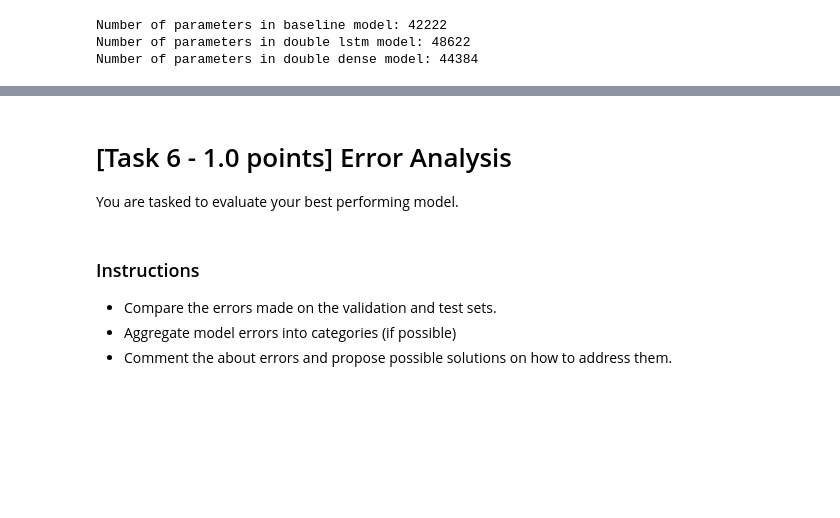
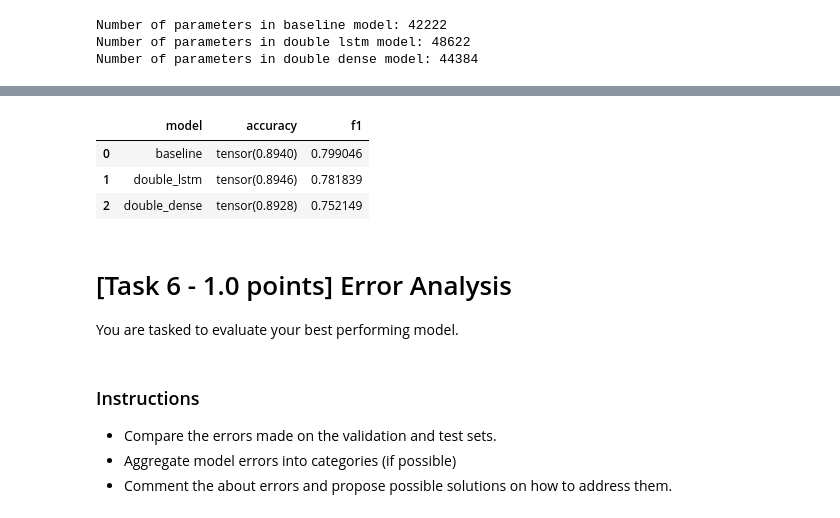
Before and after one commit to AndreaZecca/NLP-assignments, a Jupyter notebook: Assignment-1/Assignment1.ipynb, the cells around one changed output, grey strips where cells are left out. Drawn from its saved outputs; the diff is of its cells as text; code cells hidden in the pictures; blank space fills up the shorter version.

```diff
--- a/Assignment-1/Assignment1.ipynb
+++ b/Assignment-1/Assignment1.ipynb
@@ -682,3 +667,9 @@ double_dense_model.apply(initialize_weights);
+# %%
+loss_double_dense = CrossEntropyLoss()
+double_dense_model = Model2(LSTM_DIMENSION, DENSE_DIMENSION)
+optimizer_double_dense = Adam(double_dense_model.parameters(), lr=INITIAL_LEARNING_RATE)
+scheduler_double_dense = torch.optim.lr_scheduler.ReduceLROnPlateau(optimizer_double_dense, mode='min', factor=0.1, patience=2, verbose=True)
+double_dense_model.apply(initialize_weights);
 # %%
 print(f'Number of parameters in baseline model: {number_parameters(baseline_model)}')
 print(f'Number of parameters in double lstm model: {number_parameters(double_lstm_model)}')
@@ -713,6 +703,5 @@ Train epoch [70/70] loss: 5.28 time: 3.59s
 # %%
-epochs = 70
-
-train(double_lstm_model, epochs, loss_function, tr_dl, optimizer_double_lstm, scheduler_double_lstm, name='double_lstm')
-best_model_double_lstm = load_best_model(double_lstm_model, name='double_lstm')
+EPOCHS_DOUBLE_LSTM = 70
+train(double_lstm_model, EPOCHS_DOUBLE_LSTM, loss_double_lstm, tr_dl, optimizer_double_lstm, scheduler_double_lstm, 'double_lstm')
+best_double_lstm_model = load_best_model(double_lstm_model, 'double_lstm')
 # %% [output]
@@ -736,6 +725,5 @@ Train epoch [70/70] loss: 2.07 time: 6.87s
 # %%
-epochs = 70
-
-train(double_dense_model, epochs, loss_function, tr_dl, optimizer_double_dense, scheduler_double_dense, name='double_dense')
-best_model_double_dense = load_best_model(double_dense_model, name='double_dense')
+EPOCHS_DOUBLE_DENSE = 70
+train(double_dense_model, EPOCHS_DOUBLE_DENSE, loss_double_dense, tr_dl, optimizer_double_dense, scheduler_double_dense, 'double_dense')
+best_double_dense_model = load_best_model(double_dense_model, 'double_dense')
 # %% [output]
@@ -771,3 +747,20 @@ Eval: loss: 70.35 accuracy: 0.88 f1: 0.77
+# %%
+baseline_accuracy, baseline_f1, baseline_pred, baseline_targ = evaluate(best_baseline_model, loss_function_baseline, test_dl, verbose=False)
+double_lstm_accuracy, double_lstm_f1, double_lstm_pred, double_lstm_targ = evaluate(best_double_lstm_model, loss_double_lstm, test_dl,  verbose=False)
+double_dense_accuracy, double_dense_f1, double_dense_pred, double_dense_targ = evaluate(best_double_dense_model, loss_double_dense, test_dl,  verbose=False)
+
+
+results = pd.DataFrame(columns=['model','accuracy','f1'])
+results.loc[0] = ['baseline', baseline_accuracy, baseline_f1]
+results.loc[1] = ['double_lstm', double_lstm_accuracy, double_lstm_f1]
+results.loc[2] = ['double_dense', double_dense_accuracy, double_dense_f1]
+
+results
+# %% [output]
+|  | model | accuracy | f1 |
+| 0 | baseline | tensor(0.8940) | 0.799046 |
+| 1 | double_lstm | tensor(0.8946) | 0.781839 |
+| 2 | double_dense | tensor(0.8928) | 0.752149 |
 # %% [markdown]
 # [Task 6 - 1.0 points] Error Analysis
 
```
Also changed, not shown: parts of 45 cells of this notebook, 3 other files.
